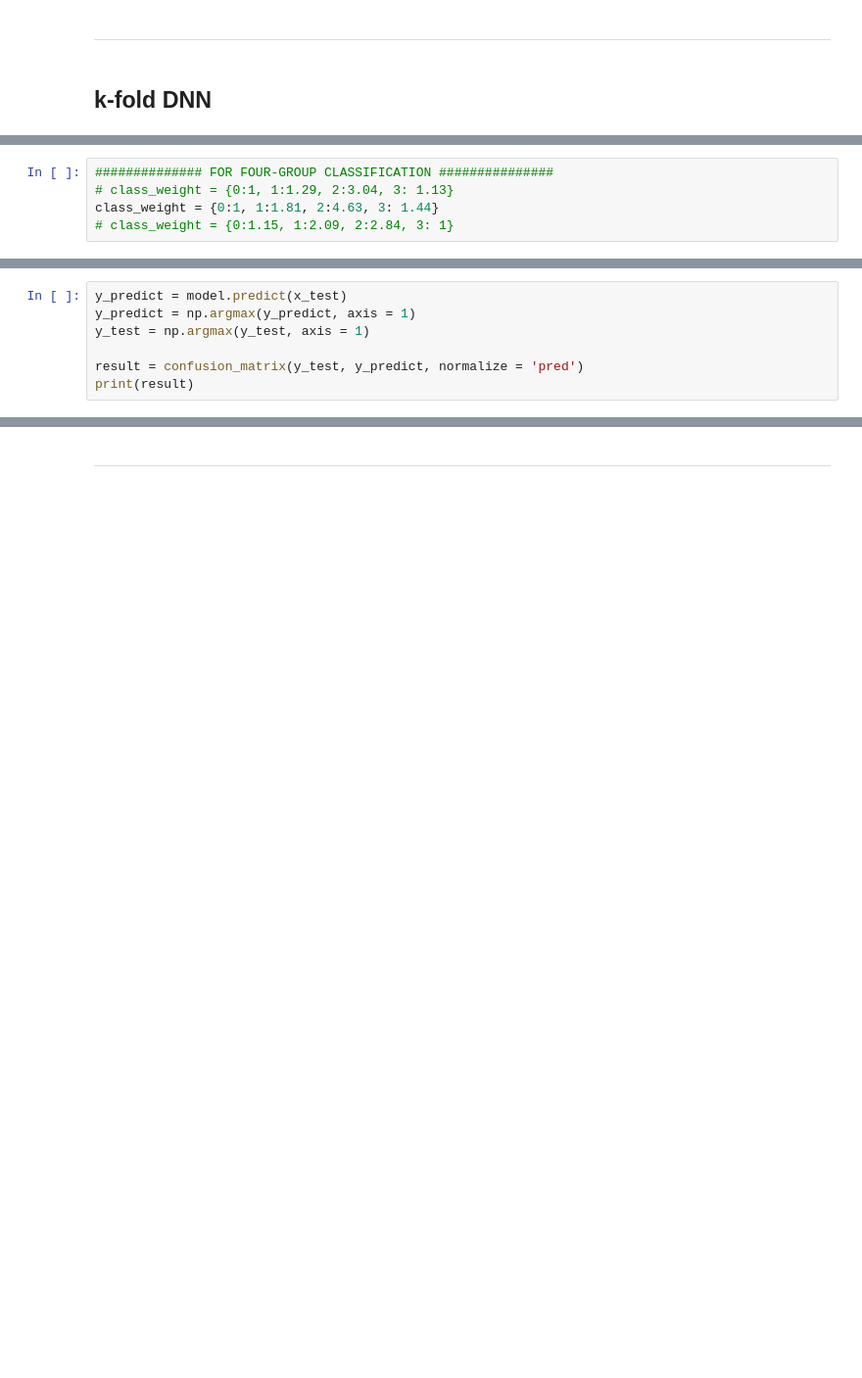
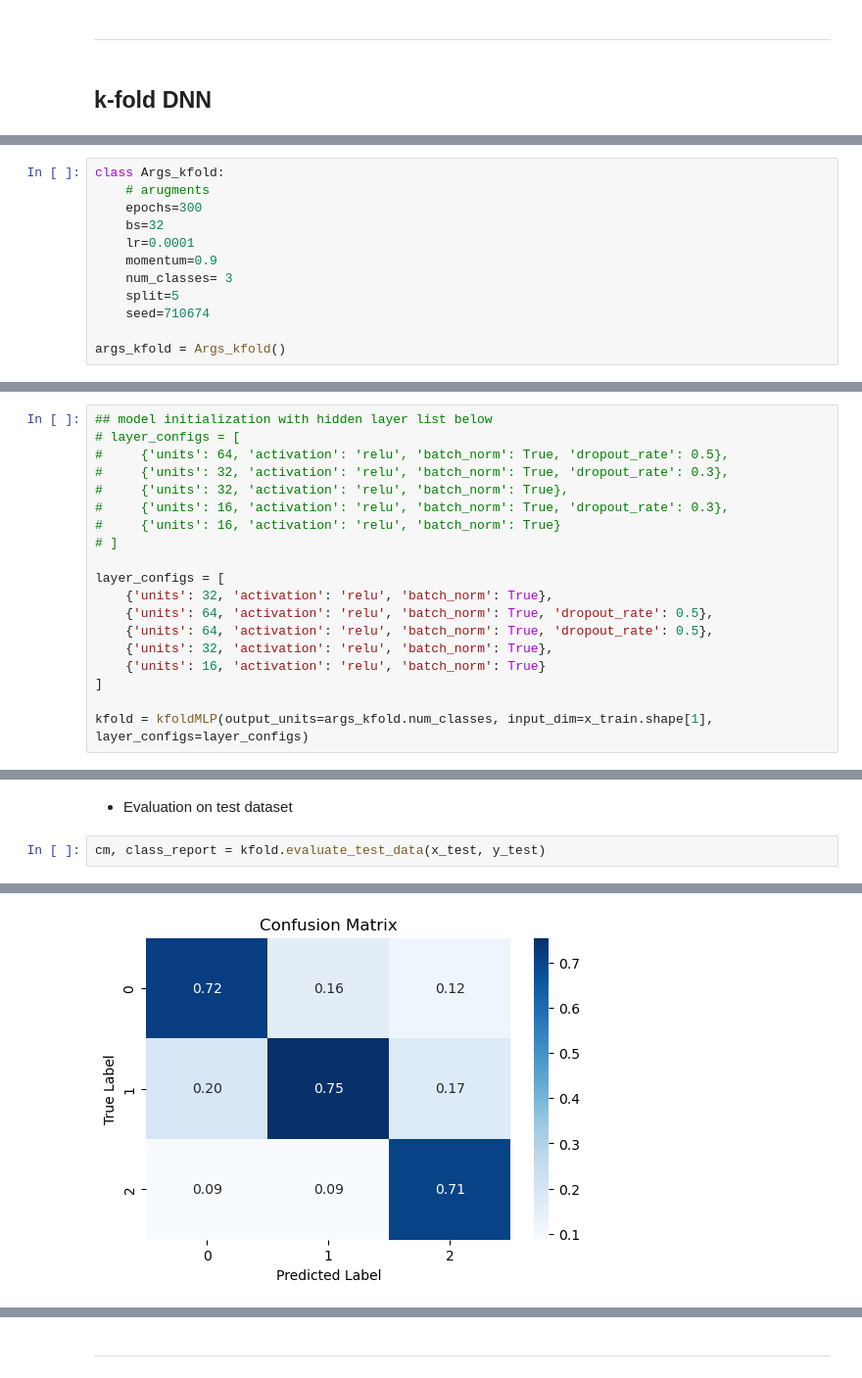
Before and after one commit to andrewyoo214/MachineLearning_python, a Jupyter notebook: DataAugmentation/SWELL_analysis.ipynb, the cells around one changed output, grey strips where cells are left out. Shown at 98% size. Saved outputs shown, nothing was run; the diff lists cells and outputs as text; blank space fills up the shorter version.

```diff
--- a/DataAugmentation/SWELL_analysis.ipynb
+++ b/DataAugmentation/SWELL_analysis.ipynb
@@ -463,5 +608,0 @@ lr_scheduler = LearningRateScheduler(lambda epoch: cyclic_learning_rate(epoch, b
-# %%
-############## FOR FOUR-GROUP CLASSIFICATION ###############
-# class_weight = {0:1, 1:1.29, 2:3.04, 3: 1.13}
-class_weight = {0:1, 1:1.81, 2:4.63, 3: 1.44}
-# class_weight = {0:1.15, 1:2.09, 2:2.84, 3: 1}
@@ -570,7 +608,0 @@ print('------------------------------------------------------------------------'
-# %%
-y_predict = model.predict(x_test)
-y_predict = np.argmax(y_predict, axis = 1)
-y_test = np.argmax(y_test, axis = 1)
-
-result = confusion_matrix(y_test, y_predict, normalize = 'pred')
-print(result)
@@ -597,0 +609,12 @@ print("=============================================")
+# %%
+class Args_kfold:
+    # arugments
+    epochs=300
+    bs=32
+    lr=0.0001
+    momentum=0.9
+    num_classes= 3
+    split=5
+    seed=710674
+
+args_kfold = Args_kfold()
@@ -597,0 +757,19 @@ print("=============================================")
+# %%
+## model initialization with hidden layer list below
+# layer_configs = [
+#     {'units': 64, 'activation': 'relu', 'batch_norm': True, 'dropout_rate': 0.5},
+#     {'units': 32, 'activation': 'relu', 'batch_norm': True, 'dropout_rate': 0.3},
+#     {'units': 32, 'activation': 'relu', 'batch_norm': True},
+#     {'units': 16, 'activation': 'relu', 'batch_norm': True, 'dropout_rate': 0.3},
+#     {'units': 16, 'activation': 'relu', 'batch_norm': True}
+# ]
+
+layer_configs = [
+    {'units': 32, 'activation': 'relu', 'batch_norm': True},
+    {'units': 64, 'activation': 'relu', 'batch_norm': True, 'dropout_rate': 0.5},
+    {'units': 64, 'activation': 'relu', 'batch_norm': True, 'dropout_rate': 0.5},
+    {'units': 32, 'activation': 'relu', 'batch_norm': True},
+    {'units': 16, 'activation': 'relu', 'batch_norm': True}
+]
+
+kfold = kfoldMLP(output_units=args_kfold.num_classes, input_dim=x_train.shape[1], layer_configs=layer_configs)
@@ -597,0 +805,5 @@ print("=============================================")
+# %% [markdown]
+* Evaluation on test dataset
+# %%
+cm, class_report = kfold.evaluate_test_data(x_test, y_test)
+# %% [output]
@@ -597,0 +811 @@ print("=============================================")
+[figure, added]
```
Also changed, not shown: parts of 63 cells of this notebook, 17 other files.
